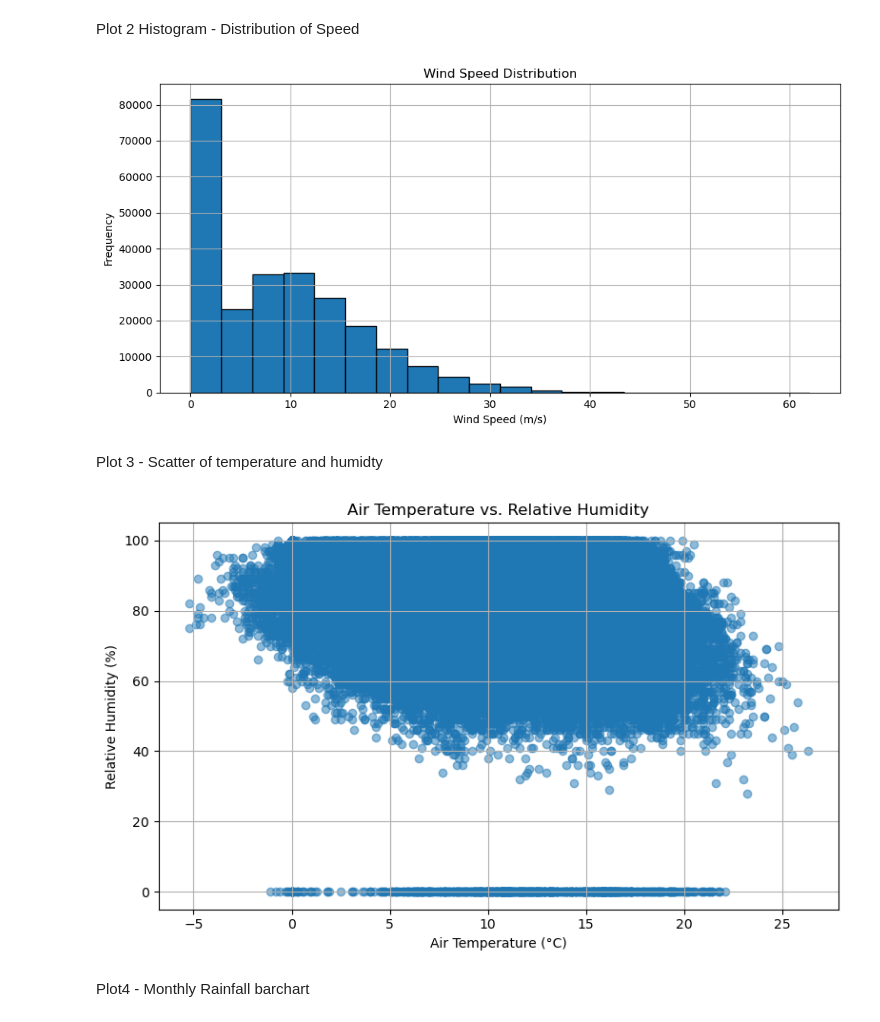
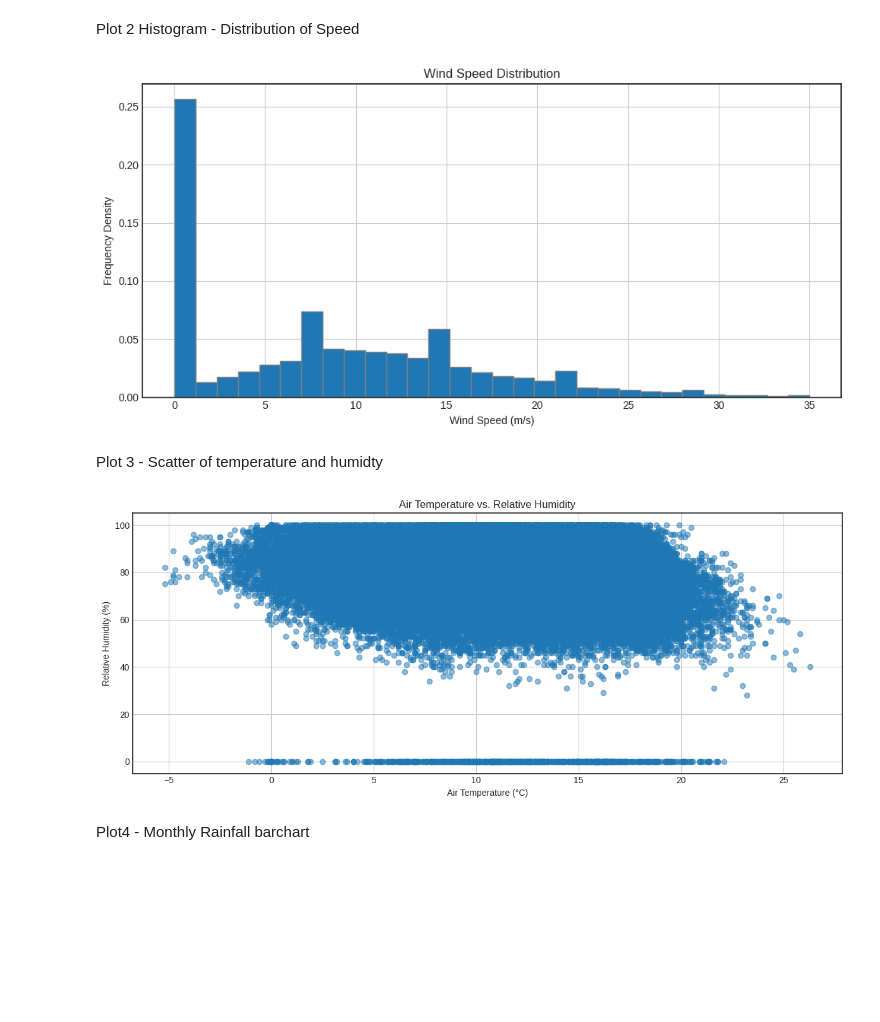
Before and after one commit to Xiru1024/BigDataExercise, a Jupyter notebook: report1/plots.ipynb, the cells around one changed output. Drawn from its saved outputs; the diff is of its cells as text; code cells hidden in the pictures; blank space fills up the shorter version.

```diff
--- a/report1/plots.ipynb
+++ b/report1/plots.ipynb
@@ -56,37 +56,37 @@ df_hist = (
 df_hist_panda = df_hist.select("wind_speed").toPandas()
 
 plt.figure(figsize=(10, 5))
-plt.hist(df_hist_panda["wind_speed"], bins=20, edgecolor='black')
+plt.hist(df_hist_panda["wind_speed"], bins=30, range=(0, 35), edgecolor='grey', density=True)
 plt.title("Wind Speed Distribution")
 plt.xlabel("Wind Speed (m/s)")
-plt.ylabel("Frequency")
+plt.ylabel("Frequency Density")
 plt.grid(True)
 plt.tight_layout()
 plt.show()
 # %% [output]
-[figure, old version]
+[figure, new version]
 # %% [markdown]
 Plot 3 - Scatter of temperature and humidty
 # %%
 df_scatter = (
     df.withColumn("air_temperature", col("air_temperature").cast("float"))
       .withColumn("relative_humidity", col("relative_humidity").cast("float"))
       .filter(col("air_temperature").isNotNull() & col("relative_humidity").isNotNull())
 )
 
 df_scatter_panda = df_scatter.select("air_temperature", "relative_humidity").toPandas()
 
 
-plt.figure(figsize=(8, 5))
+plt.figure(figsize=(10, 5))
 plt.scatter(df_scatter_panda["air_temperature"], df_scatter_panda["relative_humidity"], alpha=0.5)
 plt.title("Air Temperature vs. Relative Humidity")
 plt.xlabel("Air Temperature (°C)")
 plt.ylabel("Relative Humidity (%)")
 plt.grid(True)
 plt.tight_layout()
 plt.show()
 # %% [output]
-[figure, old version]
+[figure, new version]
 # %% [markdown]
 Plot4 - Monthly Rainfall barchart
 # %%
```
Also changed, not shown: parts of 1 cell of this notebook.
